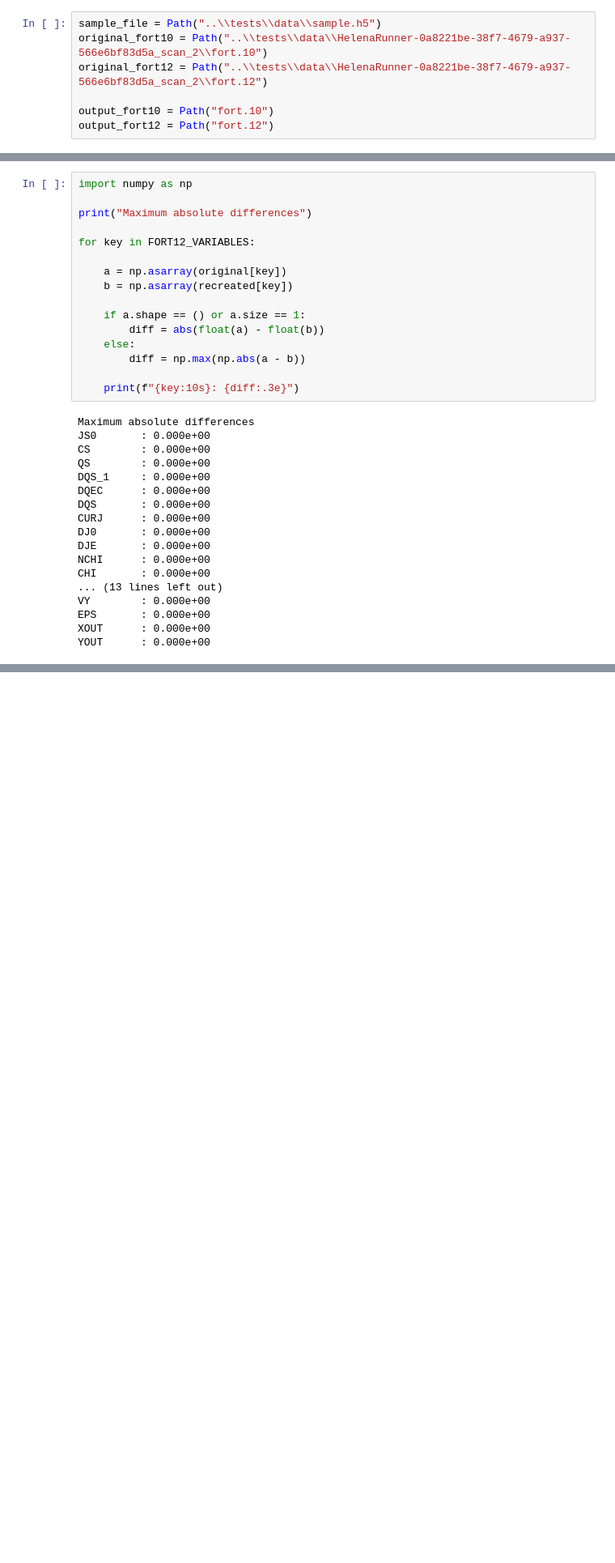
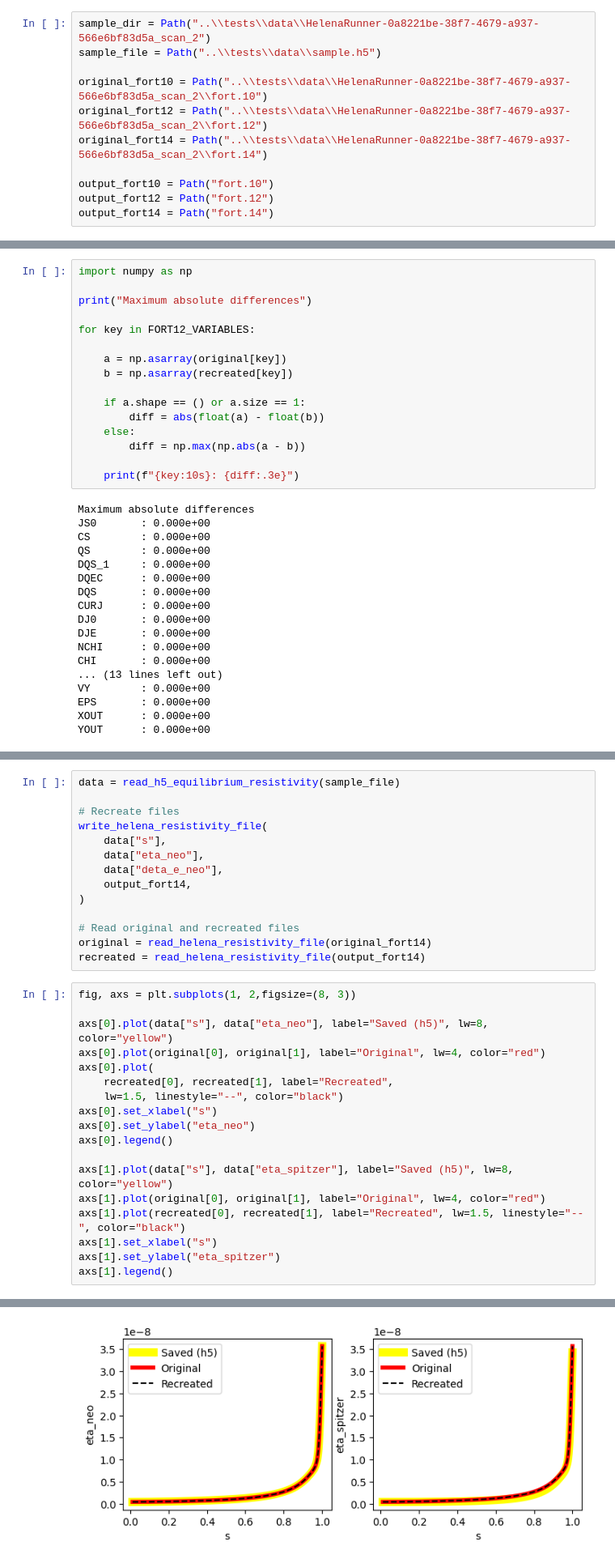
Before and after one commit to DIGIfusion/karhu-data-handling, a Jupyter notebook: examples/02_reconstruct_from_sample.ipynb, the cells around one changed output, grey strips where cells are left out. Shown at 81% size. Cells and saved outputs as stored; diff of their text form; blank space fills up the shorter version.

Commit message:
Reconstruction of fort.14 example

```diff
--- a/examples/02_reconstruct_from_sample.ipynb
+++ b/examples/02_reconstruct_from_sample.ipynb
@@ -14,7 +14,11 @@ from karhu_data_handling.convert_sample import recreate_fort10
 # %%
+sample_dir = Path("..\\tests\\data\\HelenaRunner-0a8221be-38f7-4679-a937-566e6bf83d5a_scan_2")
 sample_file = Path("..\\tests\\data\\sample.h5")
+
 original_fort10 = Path("..\\tests\\data\\HelenaRunner-0a8221be-38f7-4679-a937-566e6bf83d5a_scan_2\\fort.10")
 original_fort12 = Path("..\\tests\\data\\HelenaRunner-0a8221be-38f7-4679-a937-566e6bf83d5a_scan_2\\fort.12")
+original_fort14 = Path("..\\tests\\data\\HelenaRunner-0a8221be-38f7-4679-a937-566e6bf83d5a_scan_2\\fort.14")
 
 output_fort10 = Path("fort.10")
 output_fort12 = Path("fort.12")
+output_fort14 = Path("fort.14")
@@ -263,0 +284,33 @@ YOUT      : 0.000e+00
+# %%
+data = read_h5_equilibrium_resistivity(sample_file)
+
+# Recreate files
+write_helena_resistivity_file(
+    data["s"],
+    data["eta_neo"],
+    data["deta_e_neo"],
+    output_fort14,
+)
+
+# Read original and recreated files
+original = read_helena_resistivity_file(original_fort14)
+recreated = read_helena_resistivity_file(output_fort14)
+# %%
+fig, axs = plt.subplots(1, 2,figsize=(8, 3))
+
+axs[0].plot(data["s"], data["eta_neo"], label="Saved (h5)", lw=8, color="yellow")
+axs[0].plot(original[0], original[1], label="Original", lw=4, color="red")
+axs[0].plot(
+    recreated[0], recreated[1], label="Recreated",
+    lw=1.5, linestyle="--", color="black")
+axs[0].set_xlabel("s")
+axs[0].set_ylabel("eta_neo")
+axs[0].legend()
+
+axs[1].plot(data["s"], data["eta_spitzer"], label="Saved (h5)", lw=8, color="yellow")
+axs[1].plot(original[0], original[1], label="Original", lw=4, color="red")
+axs[1].plot(recreated[0], recreated[1], label="Recreated", lw=1.5, linestyle="--", color="black")
+axs[1].set_xlabel("s")
+axs[1].set_ylabel("eta_spitzer")
+axs[1].legend()
+# %% [output]
@@ -263,0 +318 @@ YOUT      : 0.000e+00
+[figure, added]
```
Also changed, not shown: parts of 8 cells of this notebook, 1 other file.
